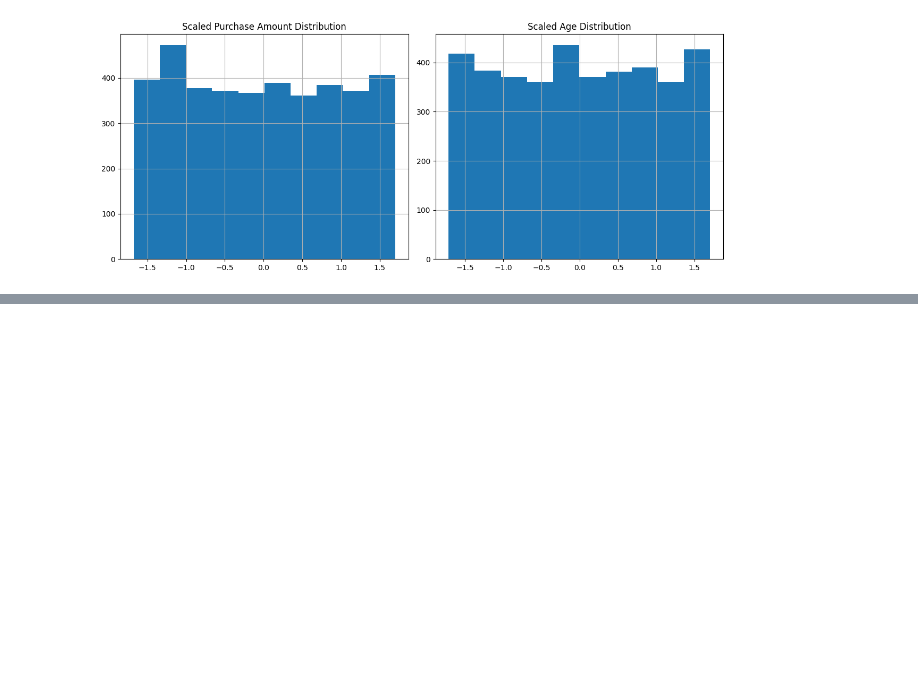
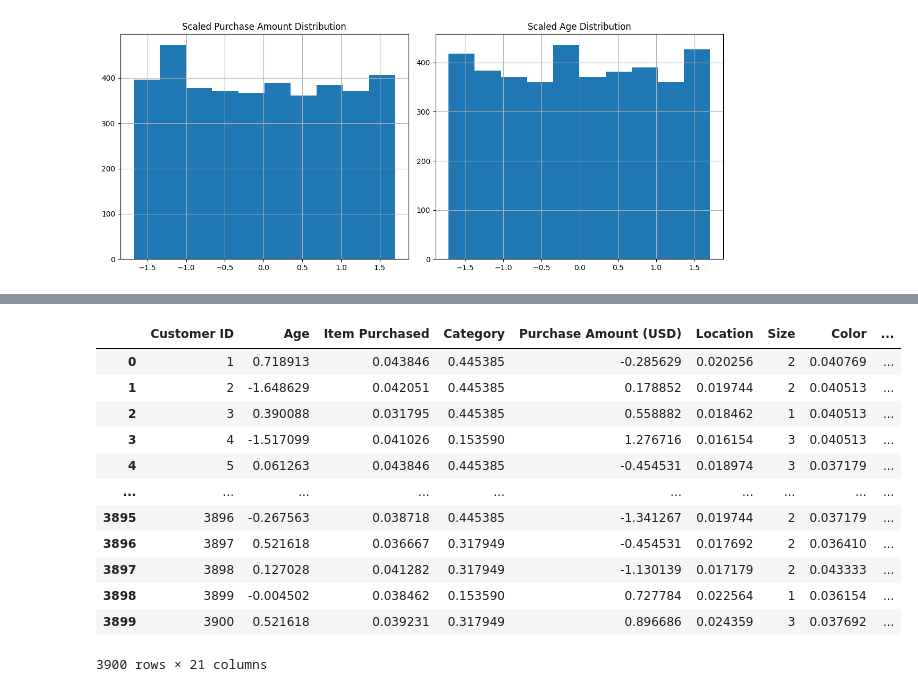
Before and after one commit to Samarth-Pawan/Data-Mining_Customer-Shopping-Trends, a Jupyter notebook: Data_Mining/data_preproc.ipynb, the cells around one changed output, grey strips where cells are left out. Saved outputs shown, nothing was run; the diff lists cells and outputs as text; code cells hidden in the pictures; blank space fills up the shorter version.

```diff
--- a/Data_Mining/data_preproc.ipynb
+++ b/Data_Mining/data_preproc.ipynb
@@ -512,0 +492,18 @@ processed_data_df
+# %%
+df[numerical_data.columns] = numerical_data_scaled
+# %%
+df
+# %% [output]
+|  | Customer ID | Age | Item Purchased | Category | Purchase Amount (USD) | Location | Size | Color | ... |
+| 0 | 1 | 0.718913 | 0.043846 | 0.445385 | -0.285629 | 0.020256 | 2 | 0.040769 | ... |
+| 1 | 2 | -1.648629 | 0.042051 | 0.445385 | 0.178852 | 0.019744 | 2 | 0.040513 | ... |
+| 2 | 3 | 0.390088 | 0.031795 | 0.445385 | 0.558882 | 0.018462 | 1 | 0.040513 | ... |
+| 3 | 4 | -1.517099 | 0.041026 | 0.153590 | 1.276716 | 0.016154 | 3 | 0.040513 | ... |
+| 4 | 5 | 0.061263 | 0.043846 | 0.445385 | -0.454531 | 0.018974 | 3 | 0.037179 | ... |
+| ... | ... | ... | ... | ... | ... | ... | ... | ... | ... |
+| 3895 | 3896 | -0.267563 | 0.038718 | 0.445385 | -1.341267 | 0.019744 | 2 | 0.037179 | ... |
+| 3896 | 3897 | 0.521618 | 0.036667 | 0.317949 | -0.454531 | 0.017692 | 2 | 0.036410 | ... |
+| 3897 | 3898 | 0.127028 | 0.041282 | 0.317949 | -1.130139 | 0.017179 | 2 | 0.043333 | ... |
+| 3898 | 3899 | -0.004502 | 0.038462 | 0.153590 | 0.727784 | 0.022564 | 1 | 0.036154 | ... |
+| 3899 | 3900 | 0.521618 | 0.039231 | 0.317949 | 0.896686 | 0.024359 | 3 | 0.037692 | ... |
+3900 rows × 21 columns
```
Also changed, not shown: parts of 13 cells of this notebook, 1 other file.
